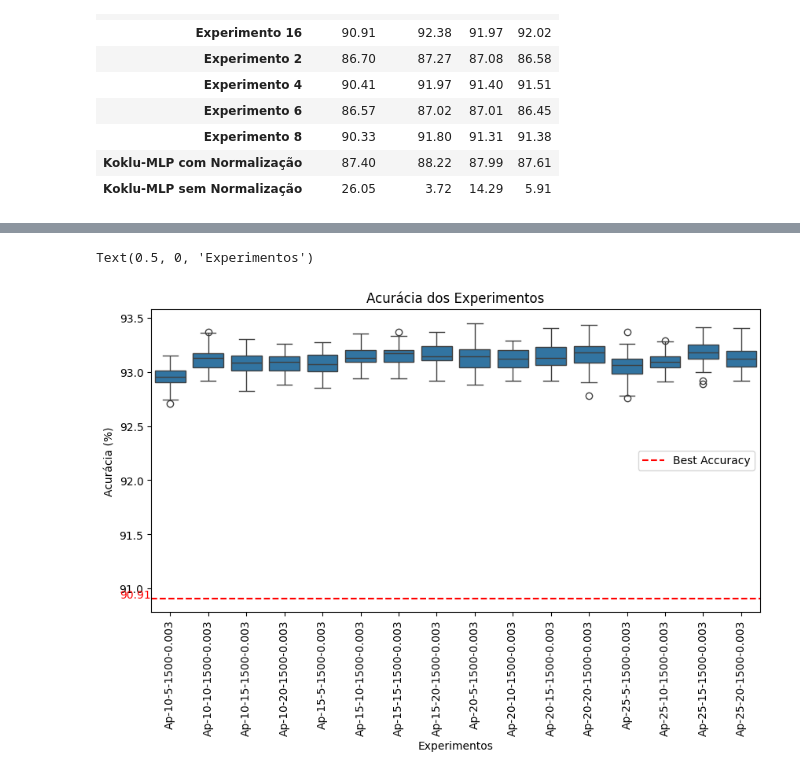
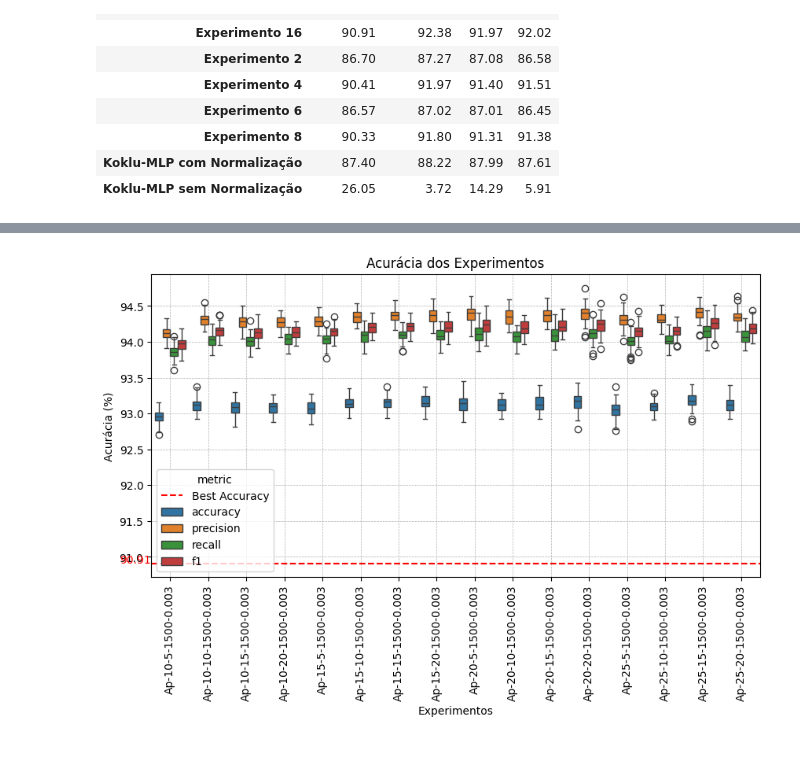
Before and after one commit to lopesvictor1/Beans-Classification, a Jupyter notebook: plots.ipynb, the cells around one changed output, grey strips where cells are left out. Saved outputs shown, nothing was run; the diff lists cells and outputs as text; code cells hidden in the pictures.

Commit message:
graphs

```diff
--- a/plots.ipynb
+++ b/plots.ipynb
@@ -208,19 +327,23 @@ df1.head()
 # %%
 # Add horizontal line for Koklu-MLP accuracy
 best_acc = 90.91
 best_prec = 92.38
 best_rec = 91.97
 best_f1 = 92.02
+melted_df = pd.melt(df1,
+                    id_vars=['Experiment'],
+                    value_vars=['accuracy', 'precision', 'recall', 'f1'],
+                    var_name='metric',
+                    value_name='value')
 plt.figure(figsize=(10, 5))
 plt.axhline(y=best_acc, color='r', linestyle='--', label='Best Accuracy')
 plt.text(-0.5, best_acc, str(best_acc), color='Red', ha='right', fontsize=10)
-ax = sns.boxplot(y=df1["accuracy"], x=df1.Experiment)
+ax = sns.boxplot(x='Experiment', y='value', hue='metric', data=melted_df)
 plt.xticks(rotation=90)
 plt.title("Acurácia dos Experimentos")
 plt.ylabel("Acurácia (%)")
 plt.xlabel("Experimentos")
-#ax.bar_label(ax.containers[0], fontsize=7)
-#ax.set(ylim=(90.5, 93.5))
+
+plt.grid(True, linestyle='--', linewidth=0.5)
 # %% [output]
-Text(0.5, 0, 'Experimentos')
-[figure, old version]
+[figure, new version]
```
Also changed, not shown: parts of 6 cells of this notebook.
